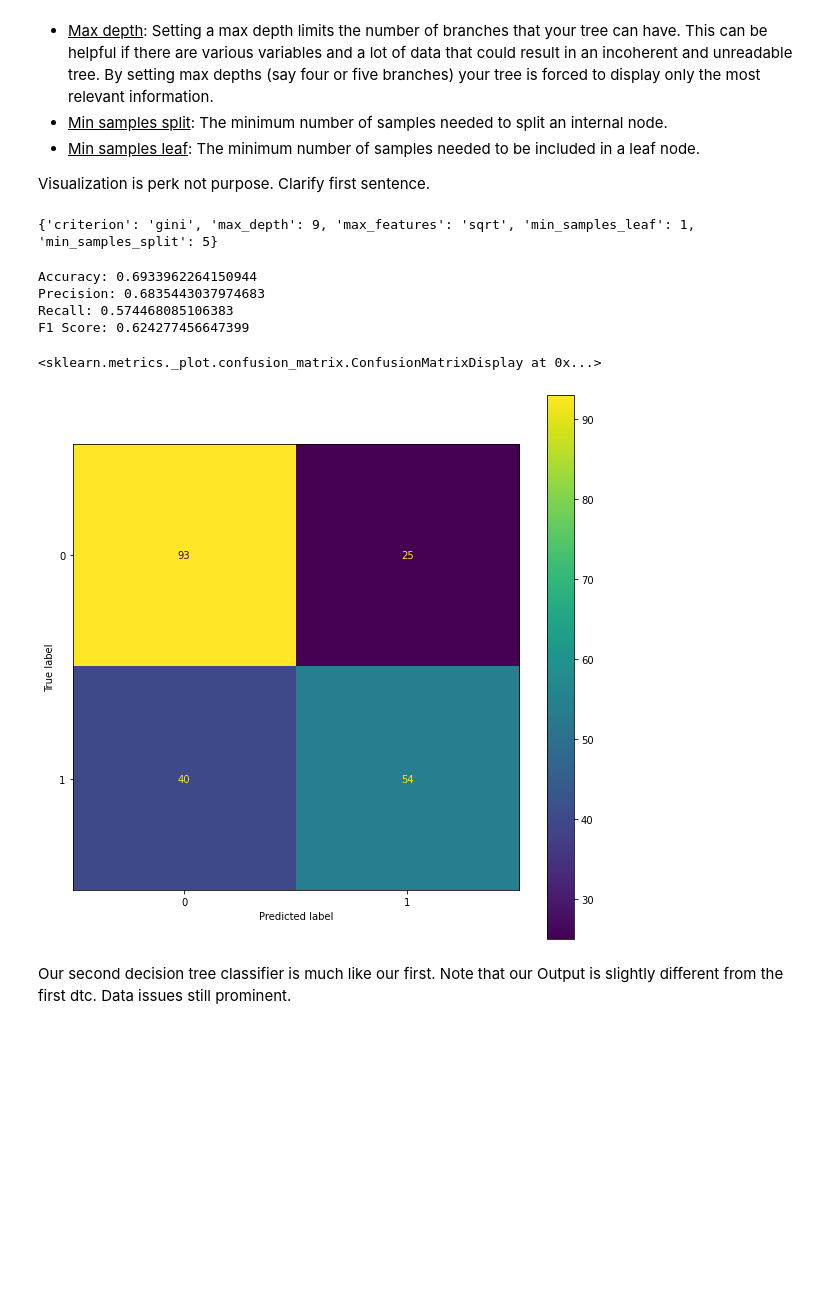
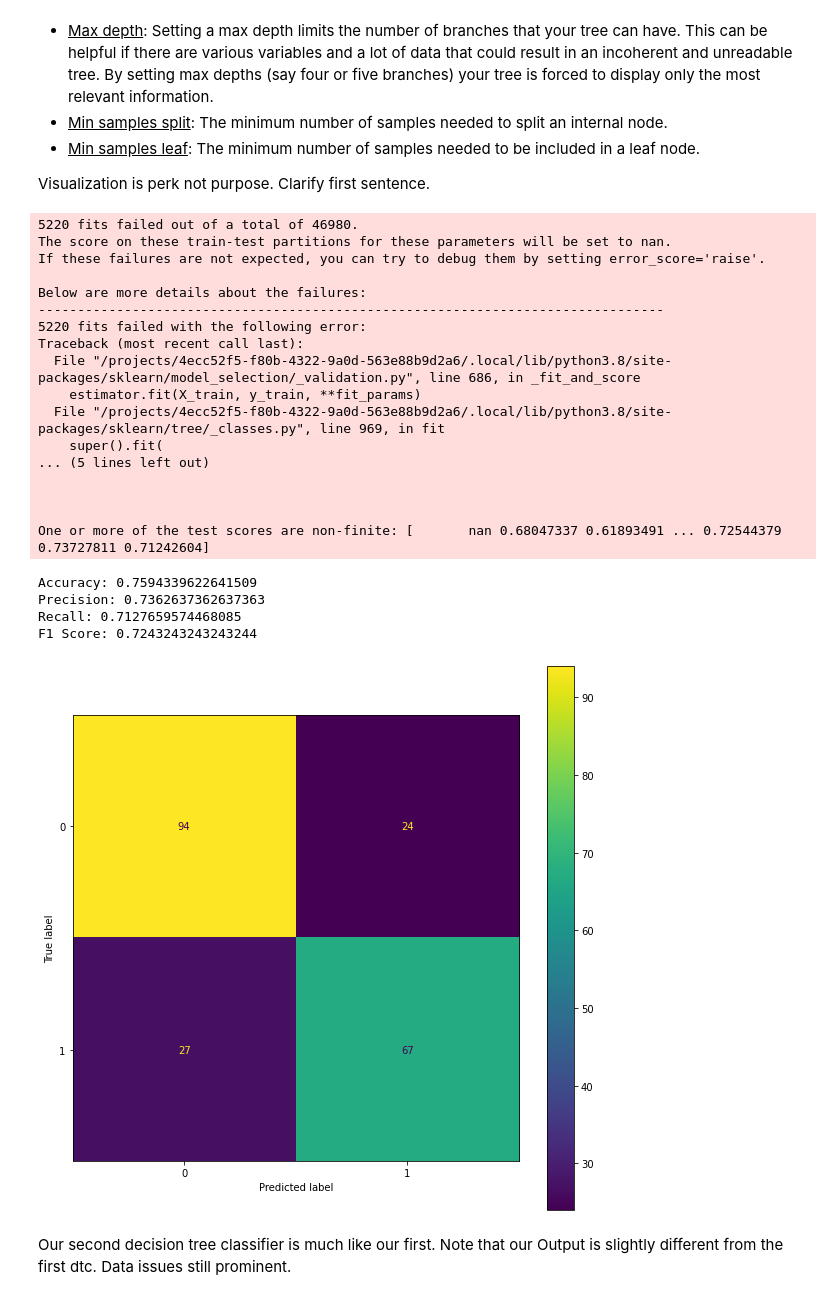
Before and after one commit to AnthonyCampbell208/SC22-BatchA-Frenzied-Physcists, a Jupyter notebook: final project/master_model_training.ipynb, the cells around one changed output. Cells and saved outputs as stored; diff of their text form; code cells hidden in the pictures; blank space fills up the shorter version.

Commit message:
Final project

```diff
--- a/final project/master_model_training.ipynb
+++ b/final project/master_model_training.ipynb
@@ -226,3 +227,6 @@ scores = {}
+# %%
+scores = {}
+scores['metrics'] = {'accuracy': 'accuracy', 'precision':'precision', 'recall':'recall', 'f1_score':'f1_score'}
 # %%
 
 tree_clf = tree.DecisionTreeClassifier()
@@ -285,13 +288,3 @@ Our model seems to be predicting things very well. It's able to classify the maj
 14 False negatives
 
 28 false Positives
-# %%
-
-
-parameters = {'criterion' :['gini', 'entropy'],
-              'max_features' :['sqrt', 'log2'],
-              'max_depth' :range(1,10),
-              'min_samples_split' :range(1,10),
-              'min_samples_leaf' :range(1,10)}
-clf = GridSearchCV(tree_clf, parameters)
-clf.fit(X_train, y_train)
@@ -344,35 +306,55 @@ A **decision tree classifier** is a form of classifier that maps differences and
 - <u>Min samples leaf</u>: The minimum number of samples needed to be included in a leaf node.
 
 Visualization is perk not purpose. Clarify first sentence.
-# %%
-print(clf.best_params_)
-# %% [output]
-{'criterion': 'gini', 'max_depth': 9, 'max_features': 'sqrt', 'min_samples_leaf': 1, 'min_samples_split': 5}
 # %%
-tree_clf = tree.DecisionTreeClassifier (criterion='gini',max_depth= 6, max_features= 'sqrt', min_samples_leaf = 5, min_samples_split= 3)
+parameters = {'criterion' :['gini', 'entropy'],
+              'max_features' :['sqrt', 'log2'],
+              'max_depth' :range(1,30),
+              'min_samples_split' :range(1,10),
+              'min_samples_leaf' :range(1,10)}
+tree_gs = GridSearchCV(tree_clf, parameters)
+tree_gs.fit(X_train, y_train)
+tree_clf = tree.DecisionTreeClassifier(**tree_gs.best_params_)
 tree_clf = tree_clf.fit(X_train, y_train)
 y_pred_tree = tree_clf.predict(X_test)
-param_dict = {
-    "criterion":['gini','entropy'],
-    "max_depth":range(1,10),
-    "min_samples_split":range(1,10),
-    "min_samples_leaf":range(1,5)
-}
+
 print("Accuracy:", metrics.accuracy_score(y_test, y_pred_tree))
 print("Precision:", metrics.precision_score(y_test, y_pred_tree))
 print("Recall:", metrics.recall_score(y_test, y_pred_tree))
 print("F1 Score:", metrics.f1_score(y_test, y_pred_tree))
 fig, ax = plt.subplots(figsize=(10, 10))
 cm = confusion_matrix(y_test, y_pred_tree, labels=tree_clf.classes_)
+
 disp = ConfusionMatrixDisplay(confusion_matrix=cm, display_labels=tree_clf.classes_)
 disp.plot(ax=ax)
+acc = metrics.accuracy_score(y_test, y_pred_tree)
+prec = metrics.precision_score(y_test, y_pred_tree)
+recall = metrics.recall_score(y_test, y_pred_tree)
+f1 = metrics.f1_score(y_test, y_pred_tree)
+scores['tree_clf_gs'] = {'accuracy': acc, 'precision':prec, 'recall':recall, 'f1_score':f1}
 # %% [output]
-Accuracy: 0.6933962264150944
-Precision: 0.6835443037974683
-Recall: 0.574468085106383
-F1 Score: 0.624277456647399
+5220 fits failed out of a total of 46980.
+The score on these train-test partitions for these parameters will be set to nan.
+If these failures are not expected, you can try to debug them by setting error_score='raise'.
+
+Below are more details about the failures:
+--------------------------------------------------------------------------------
+5220 fits failed with the following error:
+Traceback (most recent call last):
+  File "/projects/4ecc52f5-f80b-4322-9a0d-563e88b9d2a6/.local/lib/python3.8/site-packages/sklearn/model_selection/_validation.py", line 686, in _fit_and_score
+    estimator.fit(X_train, y_train, **fit_params)
+  File "/projects/4ecc52f5-f80b-4322-9a0d-563e88b9d2a6/.local/lib/python3.8/site-packages/sklearn/tree/_classes.py", line 969, in fit
+    super().fit(
+... (5 lines left out)
+
+
+
+One or more of the test scores are non-finite: [       nan 0.68047337 0.61893491 ... 0.72544379 0.73727811 0.71242604]
-<sklearn.metrics._plot.confusion_matrix.ConfusionMatrixDisplay at 0x...>
+Accuracy: 0.7594339622641509
+Precision: 0.7362637362637363
+Recall: 0.7127659574468085
+F1 Score: 0.7243243243243244
-[figure, old version]
+[figure, new version]
 # %% [markdown]
 Our second decision tree classifier is much like our first. Note that our Output is slightly different from the first dtc. Data issues still prominent.
 # %%
```
Also changed, not shown: parts of 26 cells of this notebook, 8 other files.
